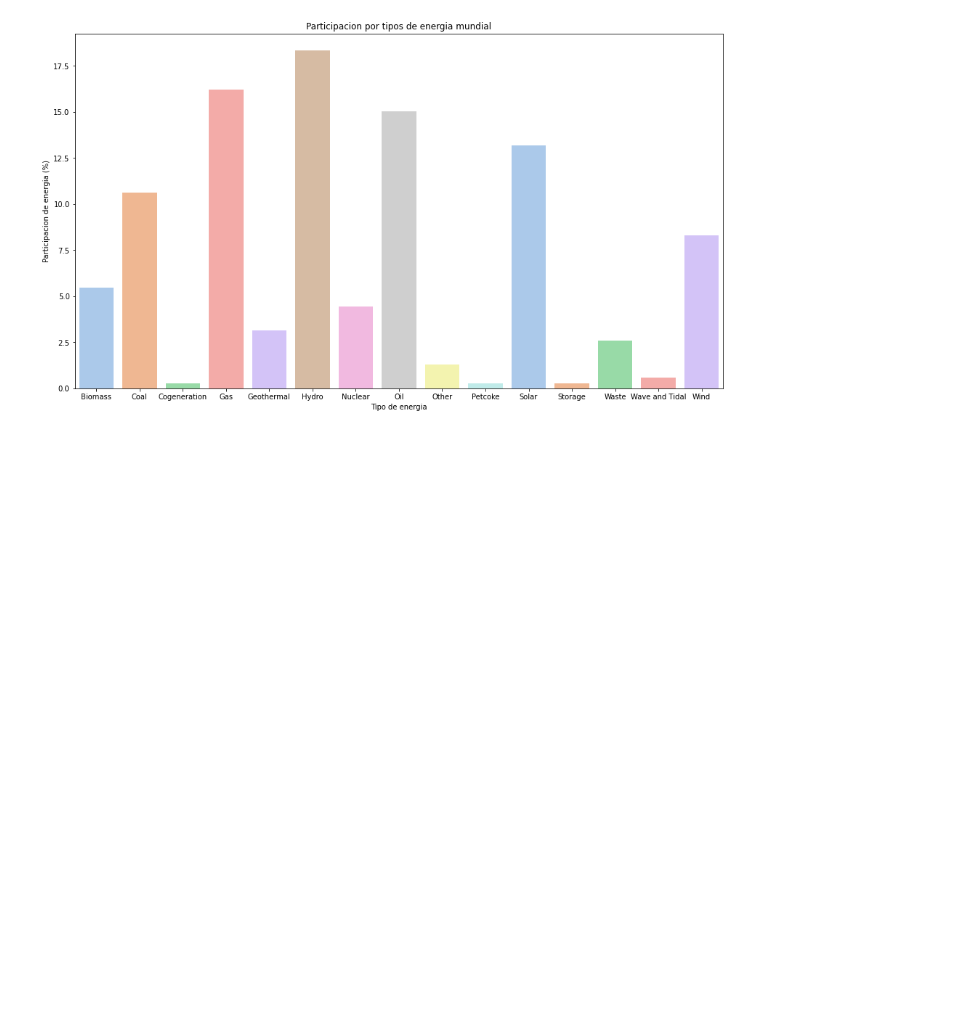
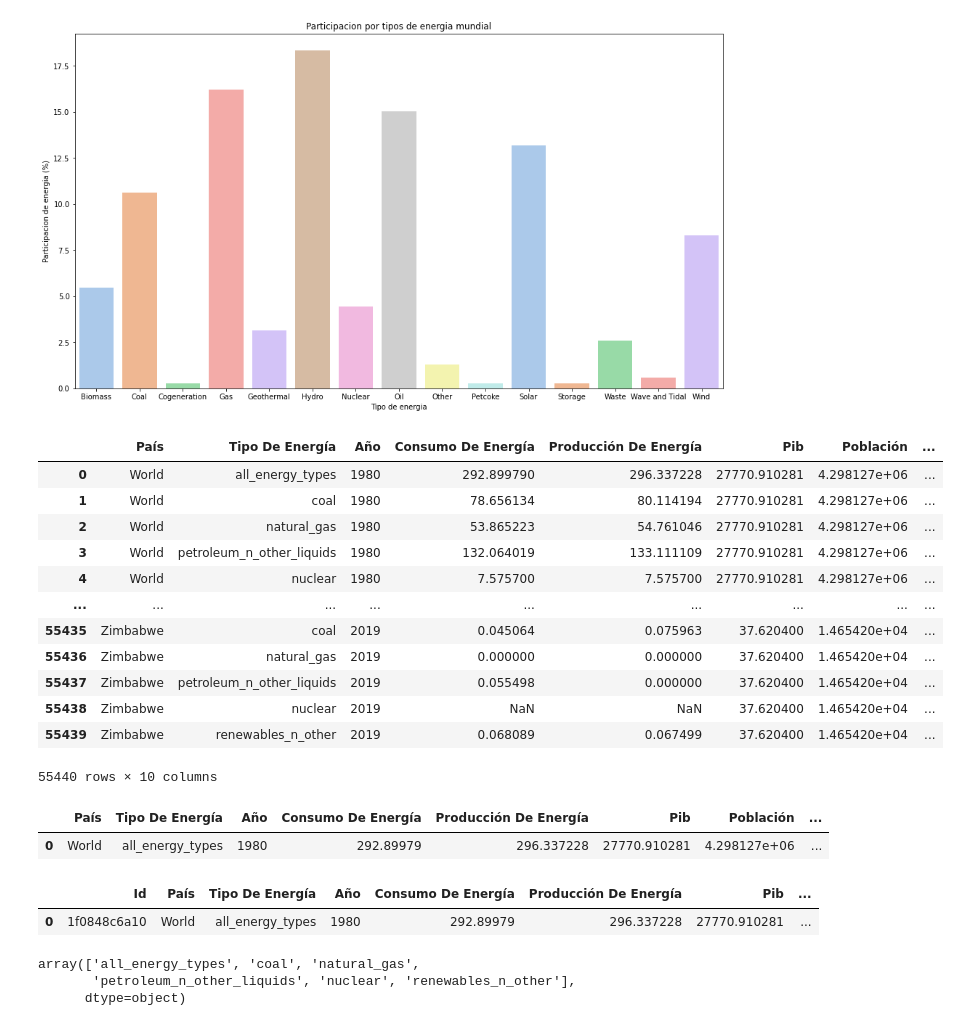
Before and after one commit to emissionsmap/emissionsmap, a Jupyter notebook: documentation/GlobaPlantasEner.ipynb, the cells around one changed output. Saved outputs shown, nothing was run; the diff lists cells and outputs as text; code cells hidden in the pictures; blank space fills up the shorter version.

```diff
--- a/documentation/GlobaPlantasEner.ipynb
+++ b/documentation/GlobaPlantasEner.ipynb
@@ -29,3 +33,16 @@ def calidaDato (data):
     calidad.rename(columns={0:'Columna', 1: 'Calida %'}, inplace=True)
 
     return calidad
+# %%
+def renombracol(data):
+    data = data
+    translator = Translator()
+    for i in data.columns:
+        b = i.replace('_',' ')
+        data.rename(columns={i:b}, inplace=True)
+        data.rename(columns={'owner':'owne'}, inplace=True)
+
+    for i in data.columns:
+        data.rename(columns={i:translator.translate(i, dest="es").text.title()}, inplace=True)
+
+    return data
@@ -72,3 +138,28 @@ plt.ylabel('Participacion de energia (%)')
 plt.show()
 # %% [output]
 [figure]
+# %%
+dataco2 = pd.read_csv('D:\emissionsmap\documentation\data\energyco2.csv', sep=',', low_memory=False, encoding='latin-1')
+# %%
+dataco2 = dataco2.drop(['Unnamed: 0'], axis=1)
+# %%
+renombracol(dataco2) #renobrado columna
+# %% [output]
+|  | País | Tipo De Energía | Año | Consumo De Energía | Producción De Energía | Pib | Población | ... |
+| 0 | World | all_energy_types | 1980 | 292.899790 | 296.337228 | 27770.910281 | 4.298127e+06 | ... |
+| 1 | World | coal | 1980 | 78.656134 | 80.114194 | 27770.910281 | 4.298127e+06 | ... |
+| 2 | World | natural_gas | 1980 | 53.865223 | 54.761046 | 27770.910281 | 4.298127e+06 | ... |
+| 3 | World | petroleum_n_other_liquids | 1980 | 132.064019 | 133.111109 | 27770.910281 | 4.298127e+06 | ... |
+| 4 | World | nuclear | 1980 | 7.575700 | 7.575700 | 27770.910281 | 4.298127e+06 | ... |
+| ... | ... | ... | ... | ... | ... | ... | ... | ... |
+| 55435 | Zimbabwe | coal | 2019 | 0.045064 | 0.075963 | 37.620400 | 1.465420e+04 | ... |
+| 55436 | Zimbabwe | natural_gas | 2019 | 0.000000 | 0.000000 | 37.620400 | 1.465420e+04 | ... |
+| 55437 | Zimbabwe | petroleum_n_other_liquids | 2019 | 0.055498 | 0.000000 | 37.620400 | 1.465420e+04 | ... |
+| 55438 | Zimbabwe | nuclear | 2019 | NaN | NaN | 37.620400 | 1.465420e+04 | ... |
+| 55439 | Zimbabwe | renewables_n_other | 2019 | 0.068089 | 0.067499 | 37.620400 | 1.465420e+04 | ... |
+55440 rows × 10 columns
+# %%
+dataco2.head(1)
+# %% [output]
+|  | País | Tipo De Energía | Año | Consumo De Energía | Producción De Energía | Pib | Población | ... |
+| 0 | World | all_energy_types | 1980 | 292.89979 | 296.337228 | 27770.910281 | 4.298127e+06 | ... |
@@ -74,0 +168,5 @@ plt.show()
+# %%
+dataco2.head(1)
+# %% [output]
+|  | Id | País | Tipo De Energía | Año | Consumo De Energía | Producción De Energía | Pib | ... |
+| 0 | 1f0848c6a10 | World | all_energy_types | 1980 | 292.89979 | 296.337228 | 27770.910281 | ... |
@@ -74,0 +178,6 @@ plt.show()
+# %%
+dataco2['Tipo De Energía'].unique()
+# %% [output]
+array(['all_energy_types', 'coal', 'natural_gas',
+       'petroleum_n_other_liquids', 'nuclear', 'renewables_n_other'],
+      dtype=object)
```
Also changed, not shown: parts of 23 cells of this notebook, 7 other files.
